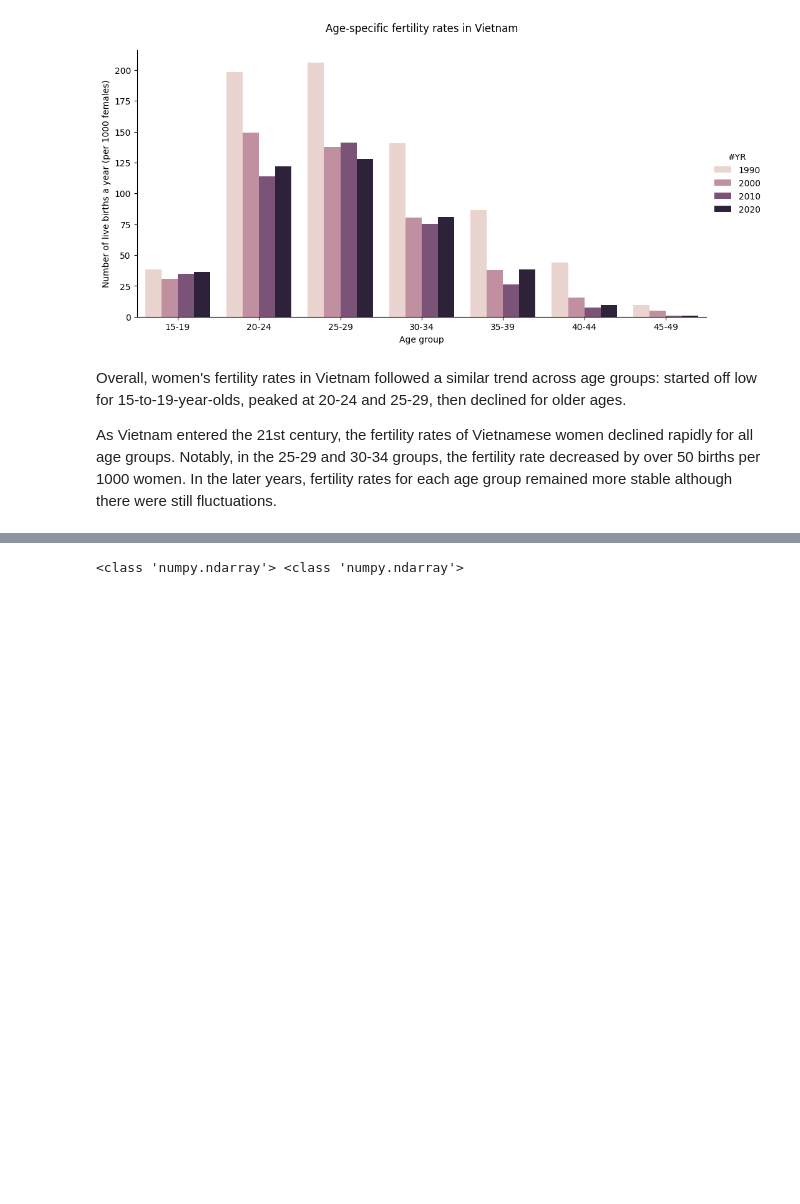
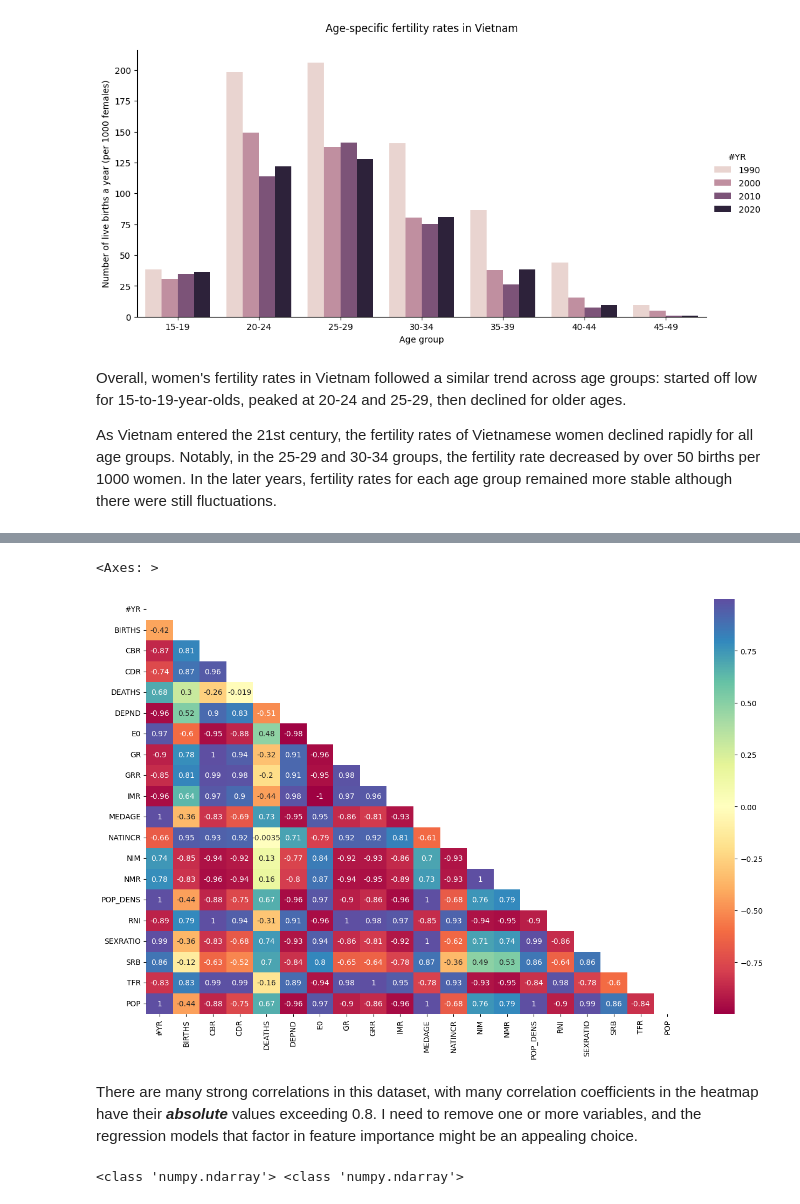
Before and after one commit to thaianle/international-database, a Jupyter notebook: idb5yr-python.ipynb, the cells around one changed output, grey strips where cells are left out. Saved outputs shown, nothing was run; the diff lists cells and outputs as text; code cells hidden in the pictures; blank space fills up the shorter version.

Commit message:
Add exploratory analysis before regression models
Also changed the imputation method to IterativeImputer (experimental) and the data splitting method to train_test_split

```diff
--- a/idb5yr-python.ipynb
+++ b/idb5yr-python.ipynb
@@ -789,3 +776,14 @@ vn_imputing.head(10)
+# %%
+# Check the correlation between selected numerical columns
+vn_imputing_corr = vn_imputing.corr()
+plt.figure(figsize = (16, 10))
+sns.heatmap(data = vn_imputing_corr, mask = np.triu(vn_imputing_corr), cmap = 'Spectral', annot = True)
+# Used np.triu to show only the lower triangle of the correlation graph
+# %% [output]
+<Axes: >
+[figure, new version]
+# %% [markdown]
+There are many strong correlations in this dataset, with many correlation coefficients in the heatmap have their **_absolute_** values exceeding 0.8. I need to remove one or more variables, and the regression models that factor in feature importance might be an appealing choice.
 # %%
 # Split the dataset into feature and target arrays
 X = vn_imputing.drop('POP', axis = 1).values
```
Also changed, not shown: parts of 13 cells of this notebook.
